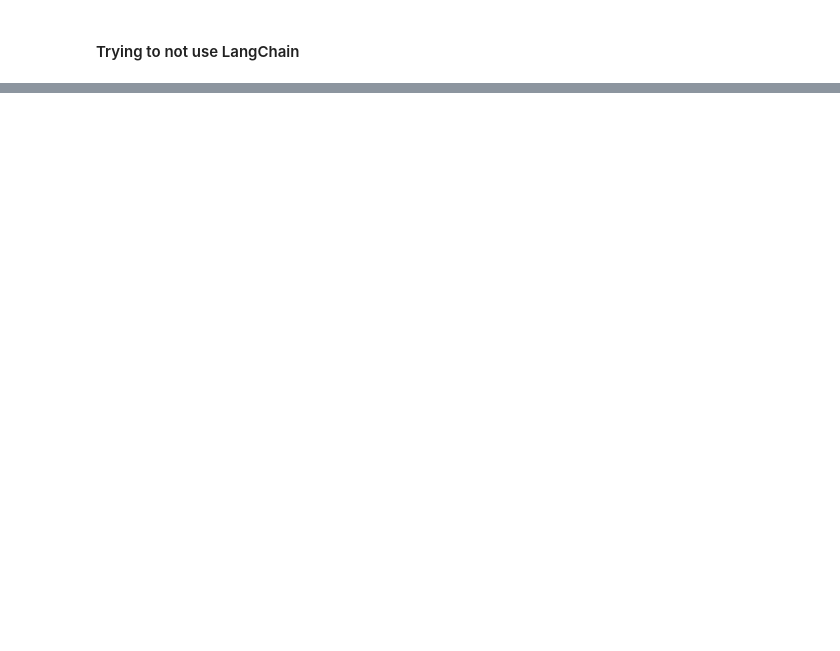
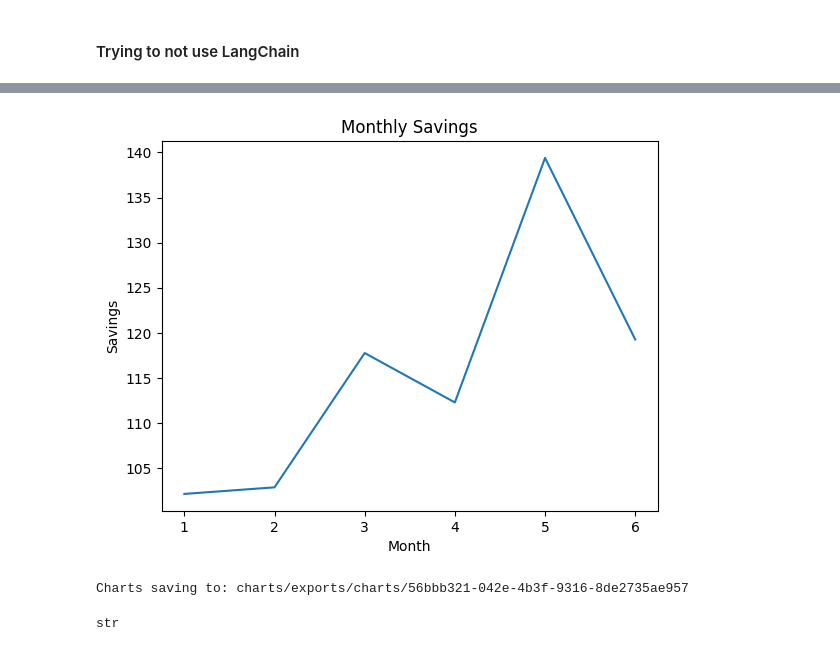
Before and after one commit to fmeiraf/LLM-budget-assistant, a Jupyter notebook: app/notebooks/guardrails_tests.ipynb, the cells around one changed output, grey strips where cells are left out. Drawn from its saved outputs; the diff is of its cells as text; code cells hidden in the pictures; blank space fills up the shorter version.

Commit message:
initial prompt now working as intended

```diff
--- a/app/notebooks/guardrails_tests.ipynb
+++ b/app/notebooks/guardrails_tests.ipynb
@@ -447,6 +410,7 @@ print(chain.run(**df_ref, question="If I want to spend less, what category shoul
 # creating a simple class to incorporate history
 # using OpenAI's API
 from pandasai import PandasAI
+from pandasai.llm.openai import OpenAI
 import openai
 
 
@@ -454,7 +418,7 @@ class LLM:
     def __init__(self, model:str, model_instruction:str=None, save_chat_history:bool=True):
         self.model = model
         self.llm = OpenAI(api_token=OPEN_API_KEY)
-        self.pandas_ai = PandasAI(llm=self.llm)
+        self.pandas_ai = PandasAI(llm=self.llm, conversational=True, save_charts=True, save_charts_path="charts")
         self.chat_history = []
         self.save_chat_history = save_chat_history
 
@@ -480,7 +444,7 @@ class LLM:
         return response
 
     def ask_with_pandasai(self, dataframe: pd.DataFrame, question:str):
-        response = self.pandas_ai.ask(dataframe=dataframe, question=question)
+        response = self.pandas_ai(dataframe, prompt=question)
 
         return response
 # %%
@@ -488,33 +452,32 @@ from pandasai.helpers.anonymizer import anonymize_dataframe_head
 
 df_ref = {
     "df_columns" : ', '.join(anonymize_dataframe_head(df).columns),
-    "spending_categories" : ', '.join(df['category'].unique()),
+    # "spending_categories" : ', '.join(df['category'].unique()),
 }
 
 
 # Taking the idea from pandas-ai, we can pass the dataframe data to the first prompt and ask it to generate a generic pandas call
 
 initial_prompt = """
-    You are provided with a set of variables that describe how a person spend their money, the variables are:
+    You will be given a financial question and a dataframe with the following columns: {df_columns}
 
-    variables: {df_columns}
-    spending categories: {spending_categories}
+    Your goal is to analyze this question and provide the following object as output:
 
-    You will be given a question that needs to be answered with the variables above. Generate a JSON object with the following attributes:
 
-    - information_needed: a description of the information you need to answer the question
-    -
-    - answer: if you have everything you need provide the final answer to the question, if not write False
+        is_valid: if the question can be answered by querying the dataframe return True, otherwise False.
+        question: if is_valid=True, return the question as is, otherwise request the user to rephrase the question.
+        objective_question: if is_valid=True, convert the question into a request.
+        answer: if is_valid=False, provide your a followup answer to help the user rephrase the question, otherwise return None.
 
 
     question: {question}
 """
 
-model_instruction = "You are an expert in responding financial questions. Output only valid JSON."
+model_instruction = "You are an expert in responding financial questions. Never provide fake information. Output only valid JSON."
 
 
 llm = LLM(model="gpt-3.5-turbo", model_instruction=model_instruction)
 
-rprint(llm.ask(question=initial_prompt.format(**df_ref, question="What is the average of the column 'debit'?"))['choices'][0]['message']['content'])
+rprint(llm.ask(question=initial_prompt.format(**df_ref, question="How can I save 10% every month?"))['choices'][0]['message']['content'])
 # %% [output]
 {
@@ -523,0 +495,8 @@ rprint(llm.ask(question=initial_prompt.format(**df_ref, question="What is the av
+# %%
+x = llm.ask_with_pandasai(df, question='How can I save 5% of my spending every month? Please provide me a text and a plot.')
+
+type(x)
+# %% [output]
+[figure, added]
+Charts saving to: charts/exports/charts/56bbb321-042e-4b3f-9316-8de2735ae957
+str
```
Also changed, not shown: parts of 9 cells of this notebook.
